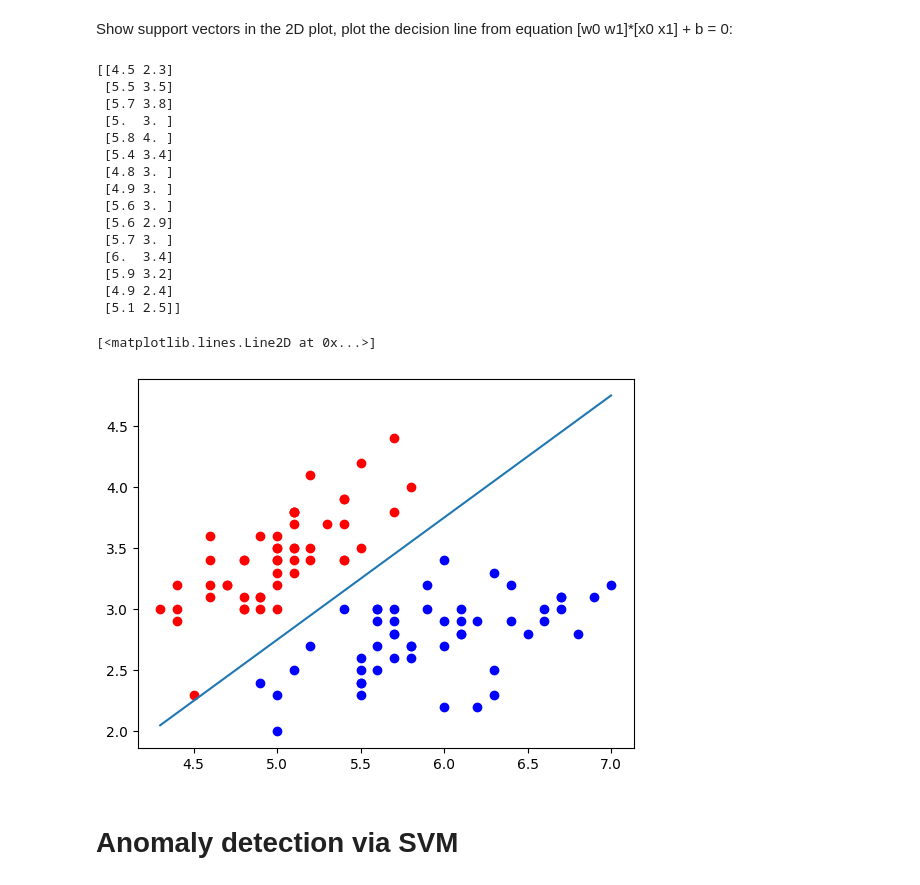
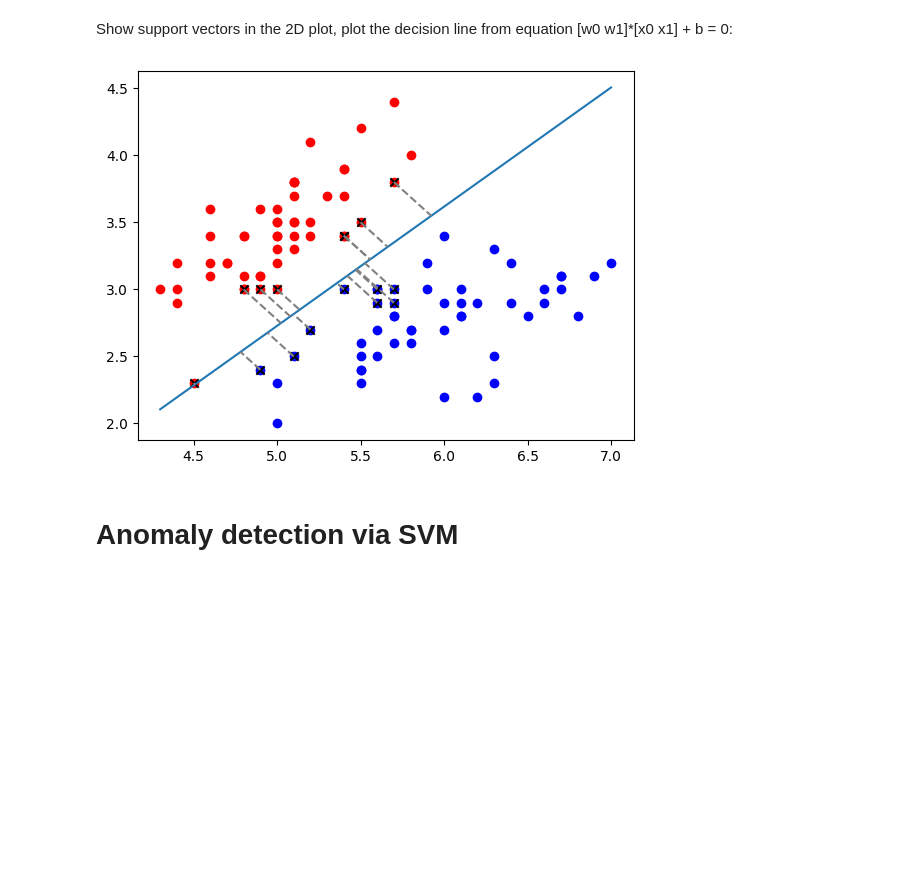
Before and after one commit to TaVodic/MPA-MLF, a Jupyter notebook: Lab_03/MPA_MLF_SVM_2students_comments.ipynb, the cells around one changed output. Drawn from its saved outputs; the diff is of its cells as text; code cells hidden in the pictures; blank space fills up the shorter version.

Commit message:
support vectors visualized

```diff
--- a/Lab_03/MPA_MLF_SVM_2students_comments.ipynb
+++ b/Lab_03/MPA_MLF_SVM_2students_comments.ipynb
@@ -82,42 +95,36 @@ SVMmodel_2.score(X_test_2,y_test_2)
 # %% [markdown]
 Show support vectors in the 2D plot, plot the decision line from equation [w0 w1]*[x0 x1] + b = 0:
-# %%
-from sklearn.datasets import make_blobs
-import numpy as np
-supvectors=SVMmodel_2.support_vectors_
-# Plot the support vectors here
-print(supvectors)
-for i in range(size(supvectors)):
-  plt.plot(supvectors[:0], supvectors[])
-
-#Separating line coefficients:
-W=SVMmodel_2.coef_
-b=SVMmodel_2.intercept_
-
-x0 = np.linspace(np.min(X[:,0]), np.max(X[:,0]),2)
-x1 = (-b-W[0,0]*x0)/(W[0,1])
-
-plt.scatter(X[y==0,0], X[y==0,1], color='red')
-plt.scatter(X[y==1,0], X[y==1,1], color='blue')
-plt.plot(x0, x1)
-# %% [output]
-[[4.5 2.3]
- [5.5 3.5]
- [5.7 3.8]
- [5.  3. ]
- [5.8 4. ]
- [5.4 3.4]
- [4.8 3. ]
- [4.9 3. ]
- [5.6 3. ]
- [5.6 2.9]
- [5.7 3. ]
- [6.  3.4]
- [5.9 3.2]
- [4.9 2.4]
- [5.1 2.5]]
-[<matplotlib.lines.Line2D at 0x...>]
-[figure, removed]
+# %%
+from sklearn.datasets import make_blobs
+import numpy as np
+plt.scatter(X[y==0,0], X[y==0,1], color='red')
+plt.scatter(X[y==1,0], X[y==1,1], color='blue')
+
+supvectors = SVMmodel_2.support_vectors_
+
+#Separating line coefficients:
+W=SVMmodel_2.coef_
+b=SVMmodel_2.intercept_
+
+x0 = np.linspace(np.min(X[:,0]), np.max(X[:,0]),2)
+x1 = (-b-W[0,0]*x0)/(W[0,1])
+plt.plot(x0, x1)
+
+# Plot the support vectors here
+#print(supvectors)
+for i in range(supvectors.shape[0]):
+  #plt.plot(supvectors[i,0], supvectors[i,1], color='green')
+  plt.scatter(supvectors[i,0], supvectors[i,1], color='black', marker='x')
+
+closest_points = np.array([closest_point_on_line(x, y, W, b) for x, y in supvectors])
+#print(closest_points)
+
+
+# Draw simple lines from support vectors to closest points
+for sv, cp in zip(supvectors, closest_points):
+    plt.plot([sv[0], cp[0]], [sv[1], cp[1]], 'gray', linestyle='dashed')  # Dashed lines
+# %% [output]
+[figure, added]
 # %% [markdown]
 # Anomaly detection via SVM
 # %% [markdown]
```
Also changed, not shown: parts of 2 cells of this notebook.
